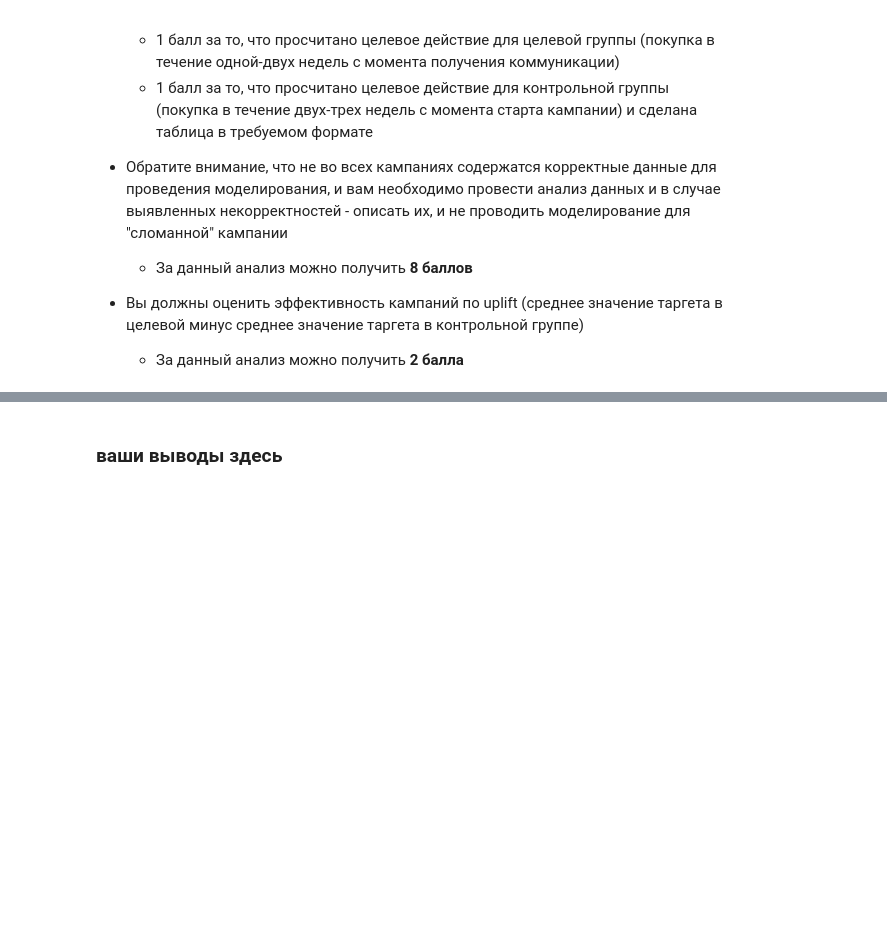
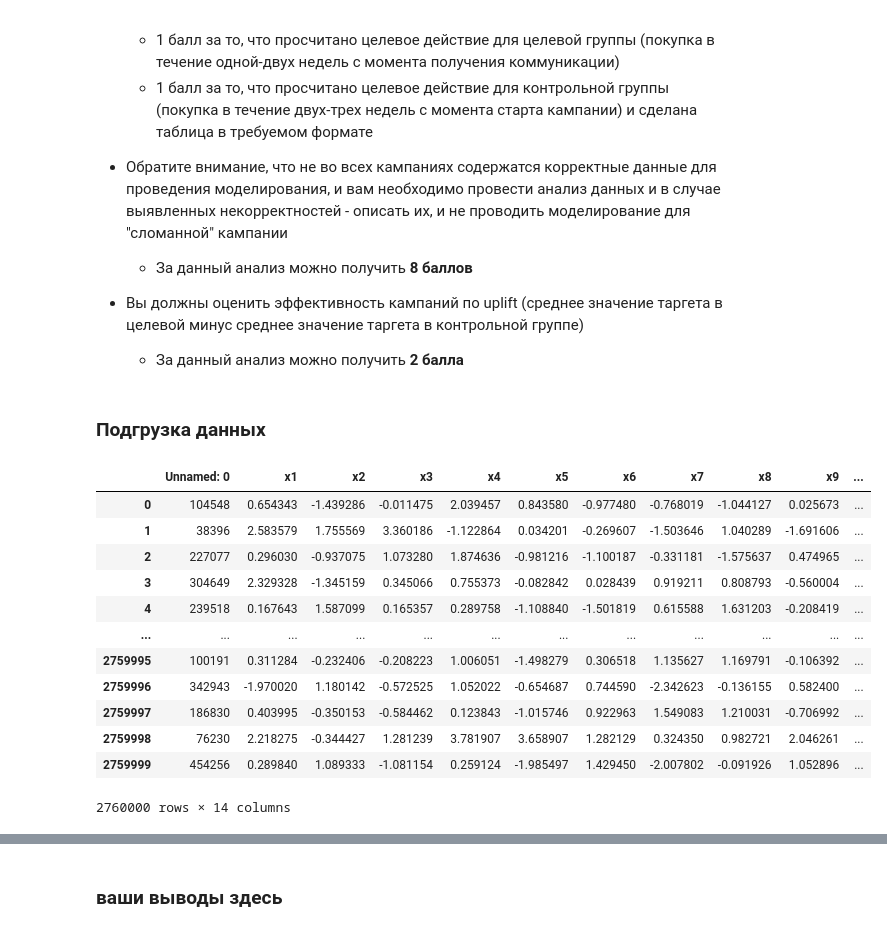
Before and after one commit to darttusin/HSE-ML-Course, a Jupyter notebook: notebooks/AI_HW6_uplift.ipynb, the cells around one changed output, grey strips where cells are left out. Drawn from its saved outputs; the diff is of its cells as text; code cells hidden in the pictures; blank space fills up the shorter version.

```diff
--- a/notebooks/AI_HW6_uplift.ipynb
+++ b/notebooks/AI_HW6_uplift.ipynb
@@ -150,0 +149,2 @@ Archive:  AGGS_FINAL.csv.zip
+# %% [markdown]
+### Подгрузка данных
@@ -150,0 +153,21 @@ Archive:  AGGS_FINAL.csv.zip
+# %%
+aggs = pd.read_csv('AGGS_FINAL.csv')
+campaigns = pd.read_csv('CAMPAINGS.csv')
+contracts = pd.read_csv('CONTRACTS_FINAL.csv')
+people = pd.read_csv('PEOPLE_IN_CAMPAINGS_FINAL.csv')
+# %%
+aggs
+# %% [output]
+|  | Unnamed: 0 | x1 | x2 | x3 | x4 | x5 | x6 | x7 | x8 | x9 | ... |
+| 0 | 104548 | 0.654343 | -1.439286 | -0.011475 | 2.039457 | 0.843580 | -0.977480 | -0.768019 | -1.044127 | 0.025673 | ... |
+| 1 | 38396 | 2.583579 | 1.755569 | 3.360186 | -1.122864 | 0.034201 | -0.269607 | -1.503646 | 1.040289 | -1.691606 | ... |
+| 2 | 227077 | 0.296030 | -0.937075 | 1.073280 | 1.874636 | -0.981216 | -1.100187 | -0.331181 | -1.575637 | 0.474965 | ... |
+| 3 | 304649 | 2.329328 | -1.345159 | 0.345066 | 0.755373 | -0.082842 | 0.028439 | 0.919211 | 0.808793 | -0.560004 | ... |
+| 4 | 239518 | 0.167643 | 1.587099 | 0.165357 | 0.289758 | -1.108840 | -1.501819 | 0.615588 | 1.631203 | -0.208419 | ... |
+| ... | ... | ... | ... | ... | ... | ... | ... | ... | ... | ... | ... |
+| 2759995 | 100191 | 0.311284 | -0.232406 | -0.208223 | 1.006051 | -1.498279 | 0.306518 | 1.135627 | 1.169791 | -0.106392 | ... |
+| 2759996 | 342943 | -1.970020 | 1.180142 | -0.572525 | 1.052022 | -0.654687 | 0.744590 | -2.342623 | -0.136155 | 0.582400 | ... |
+| 2759997 | 186830 | 0.403995 | -0.350153 | -0.584462 | 0.123843 | -1.015746 | 0.922963 | 1.549083 | 1.210031 | -0.706992 | ... |
+| 2759998 | 76230 | 2.218275 | -0.344427 | 1.281239 | 3.781907 | 3.658907 | 1.282129 | 0.324350 | 0.982721 | 2.046261 | ... |
+| 2759999 | 454256 | 0.289840 | 1.089333 | -1.081154 | 0.259124 | -1.985497 | 1.429450 | -2.007802 | -0.091926 | 1.052896 | ... |
+2760000 rows × 14 columns
```
Also changed, not shown: parts of 28 cells of this notebook.
